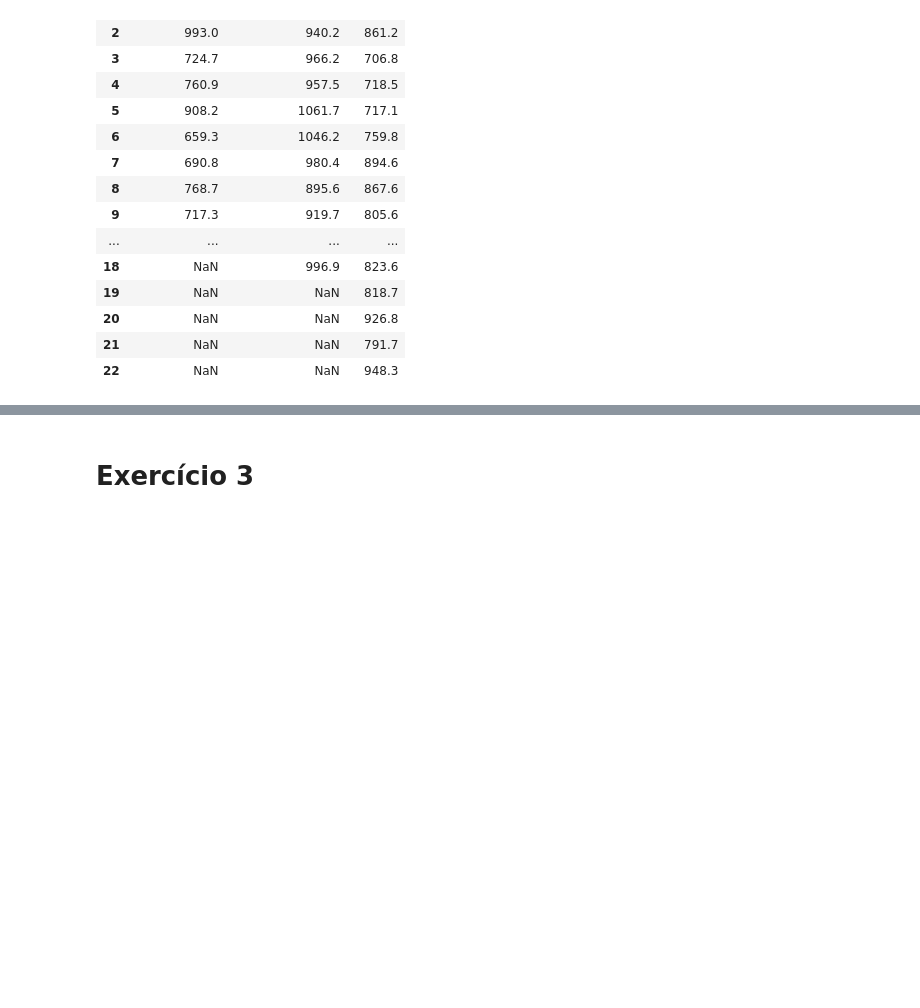
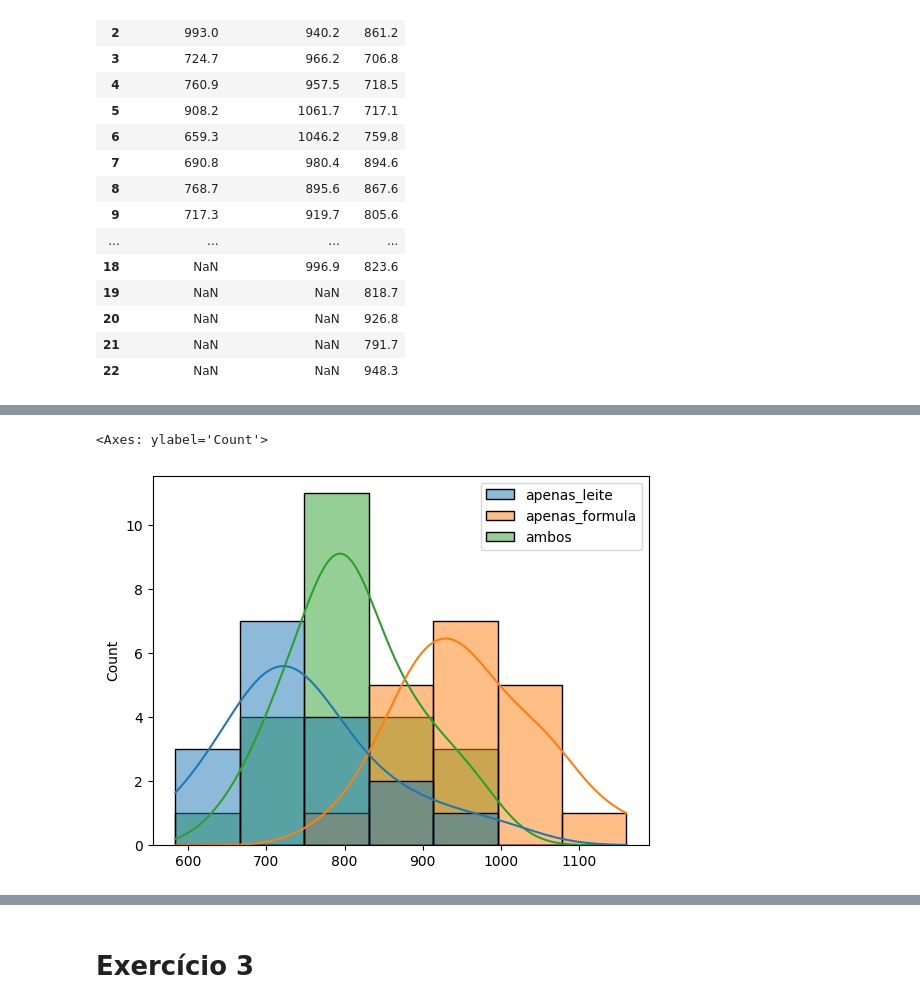
Before and after one commit to PauloViniciusR/Estatistica_dados, a Jupyter notebook: Estatistica_Inferencial/Ex/01_exercicios.ipynb, the cells around one changed output, grey strips where cells are left out. Drawn from its saved outputs; the diff is of its cells as text; code cells hidden in the pictures; blank space fills up the shorter version.

```diff
--- a/Estatistica_Inferencial/Ex/01_exercicios.ipynb
+++ b/Estatistica_Inferencial/Ex/01_exercicios.ipynb
@@ -63,0 +168,7 @@ df_leite_formula
+# %%
+import seaborn as sns
+
+sns.histplot(df_leite_formula, kde=True)
+# %% [output]
+<Axes: ylabel='Count'>
+[figure, added]
```
Also changed, not shown: parts of 18 cells of this notebook, 1 other file.
